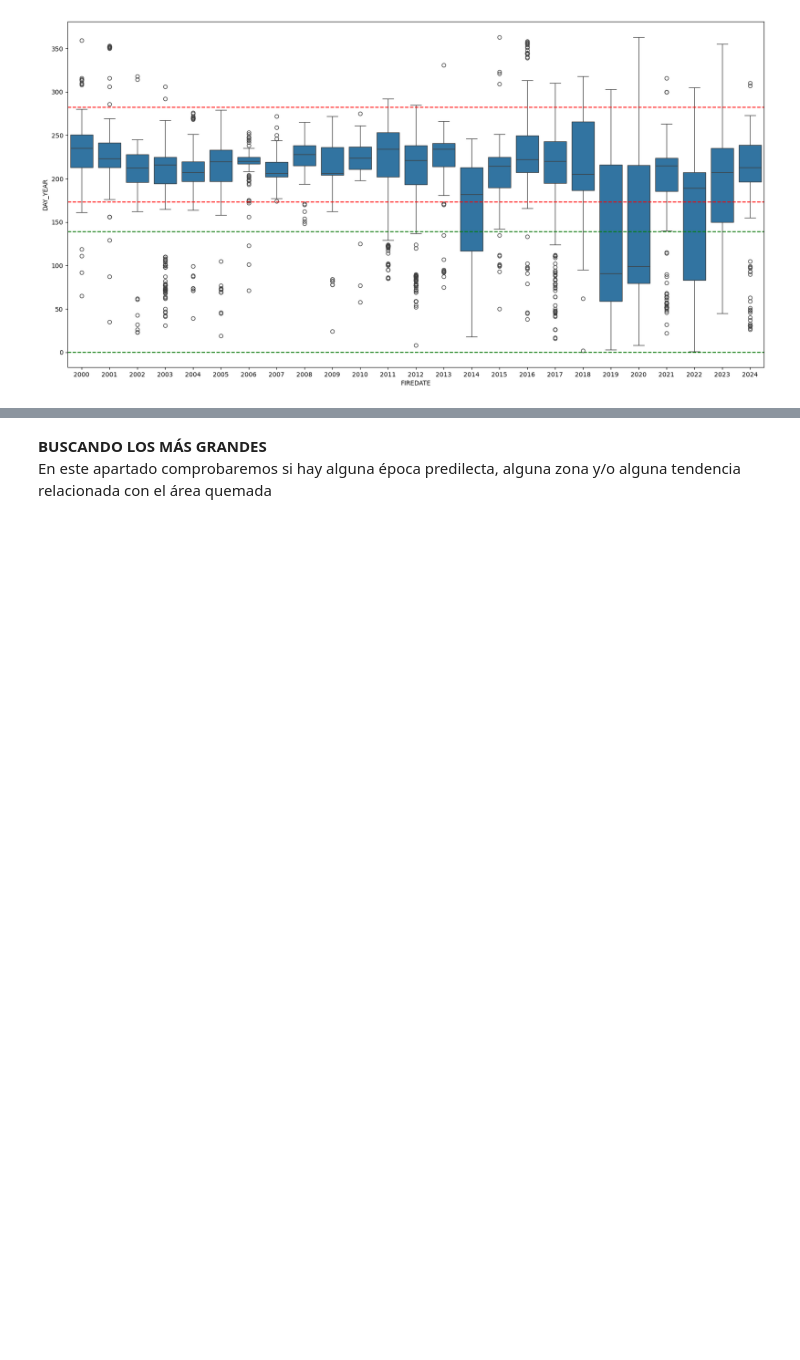
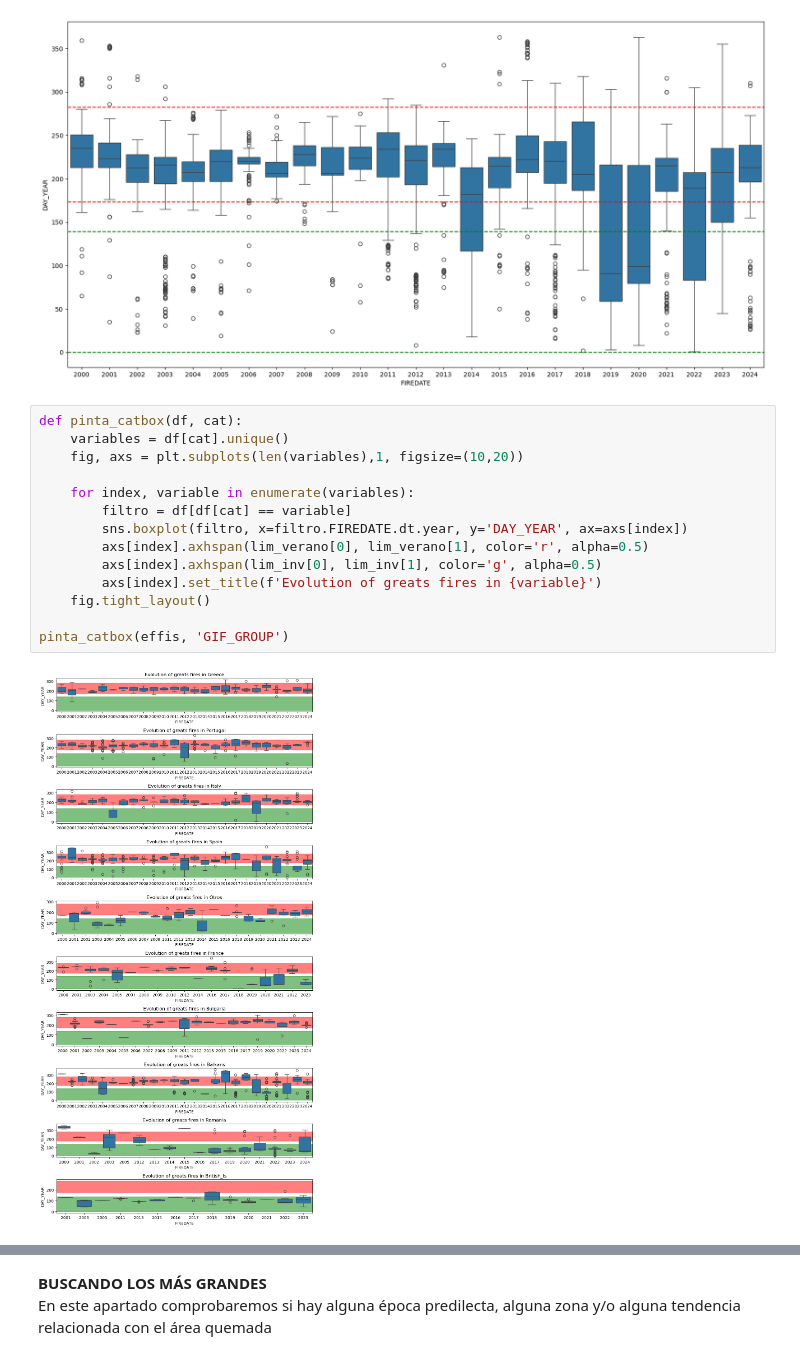
Before and after one commit to vrieraj/EDA_EFFIS, a Jupyter notebook: EDA_EFFIS.ipynb, the cells around one changed output, grey strips where cells are left out. Drawn from its saved outputs; the diff is of its cells as text; blank space fills up the shorter version.

```diff
--- a/EDA_EFFIS.ipynb
+++ b/EDA_EFFIS.ipynb
@@ -536,4 +536,20 @@ plt.axhline(y=lim_inv[0], color='g', linestyle='--')
 plt.axhline(y=lim_inv[1], color='g', linestyle='--');
 # %% [output]
 [figure]
+# %%
+def pinta_catbox(df, cat):
+    variables = df[cat].unique()
+    fig, axs = plt.subplots(len(variables),1, figsize=(10,20))
+
+    for index, variable in enumerate(variables):
+        filtro = df[df[cat] == variable]
+        sns.boxplot(filtro, x=filtro.FIREDATE.dt.year, y='DAY_YEAR', ax=axs[index])
+        axs[index].axhspan(lim_verano[0], lim_verano[1], color='r', alpha=0.5)
+        axs[index].axhspan(lim_inv[0], lim_inv[1], color='g', alpha=0.5)
+        axs[index].set_title(f'Evolution of greats fires in {variable}')
+    fig.tight_layout()
+
+pinta_catbox(effis, 'GIF_GROUP')
+# %% [output]
+[figure, added]
 # %%
```
Also changed, not shown: parts of 2 cells of this notebook.
